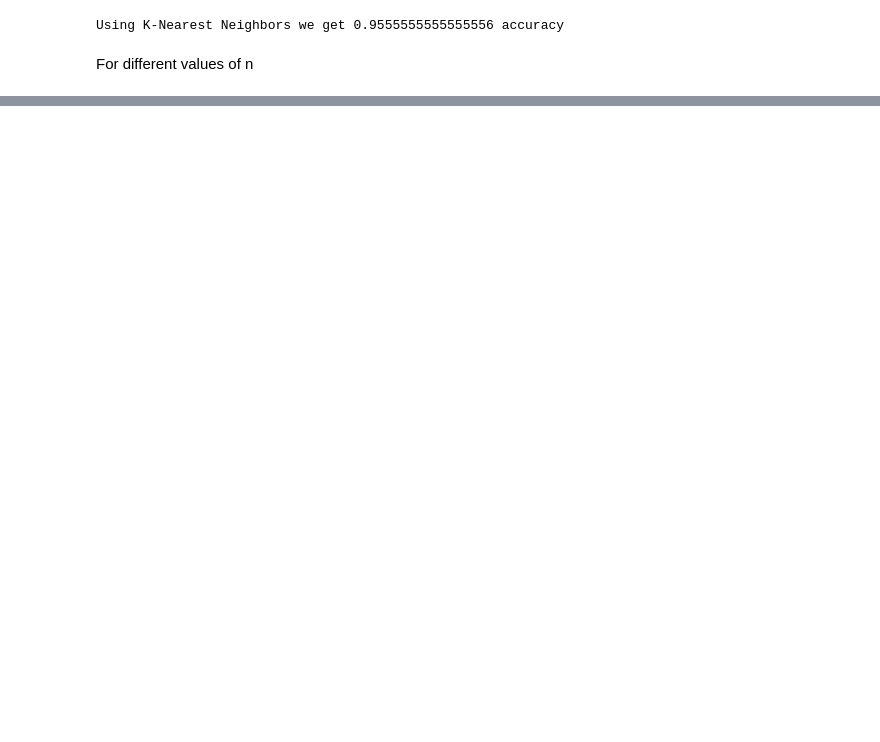
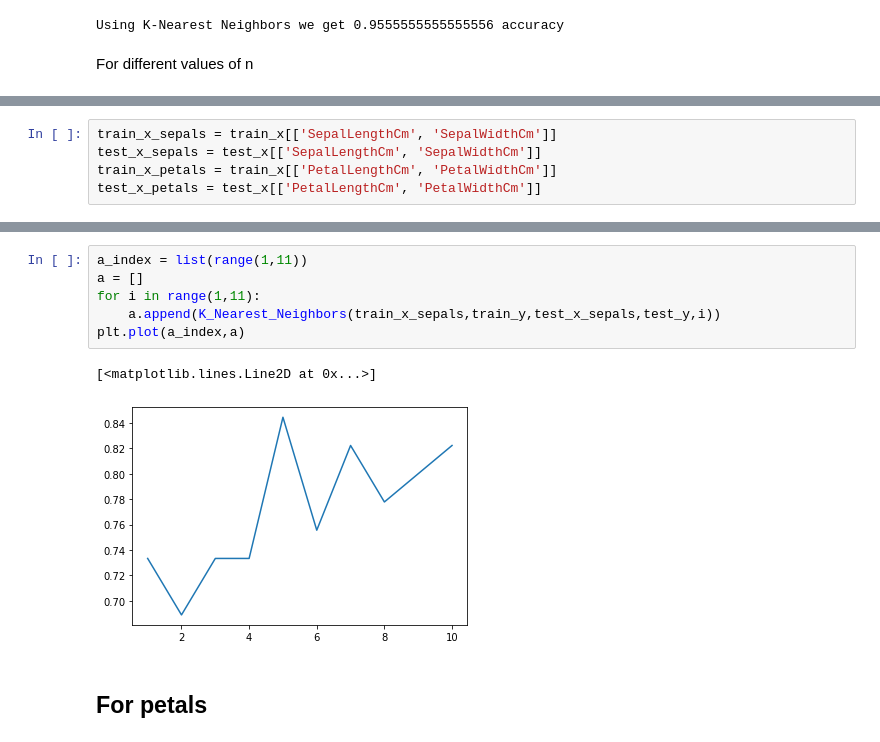
Before and after one commit to SubeetKD/Machine-Learning-with-Iris-Dataset, a Jupyter notebook: Iris_classifier .ipynb, the cells around one changed output, grey strips where cells are left out. Cells and saved outputs as stored; diff of their text form; blank space fills up the shorter version.

```diff
--- a/Iris_classifier .ipynb
+++ b/Iris_classifier .ipynb
@@ -164,0 +186,5 @@ Using K-Nearest Neighbors we get 0.9777777777777777 accuracy for n_neighbors = 1
+# %%
+train_x_sepals = train_x[['SepalLengthCm', 'SepalWidthCm']]
+test_x_sepals = test_x[['SepalLengthCm', 'SepalWidthCm']]
+train_x_petals = train_x[['PetalLengthCm', 'PetalWidthCm']]
+test_x_petals = test_x[['PetalLengthCm', 'PetalWidthCm']]
@@ -164,0 +203,11 @@ Using K-Nearest Neighbors we get 0.9777777777777777 accuracy for n_neighbors = 1
+# %%
+a_index = list(range(1,11))
+a = []
+for i in range(1,11):
+    a.append(K_Nearest_Neighbors(train_x_sepals,train_y,test_x_sepals,test_y,i))
+plt.plot(a_index,a)
+# %% [output]
+[<matplotlib.lines.Line2D at 0x...>]
+[figure, added]
+# %% [markdown]
+## For petals
```
Also changed, not shown: parts of 16 cells of this notebook.
